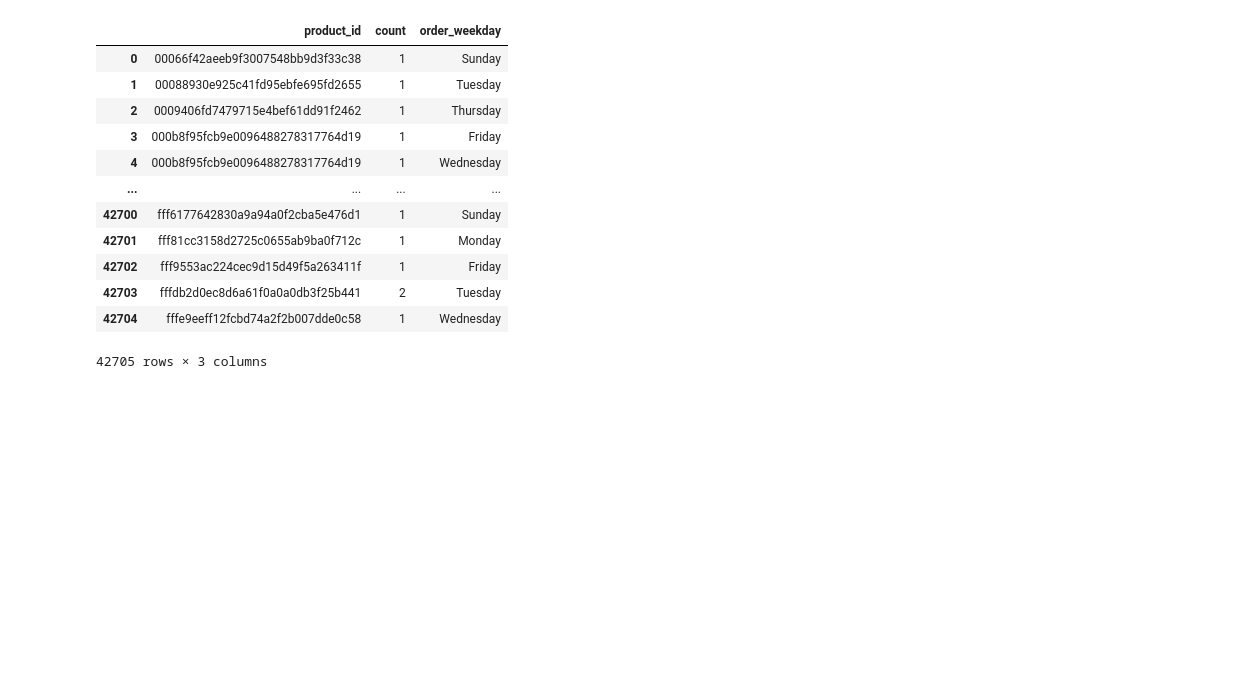
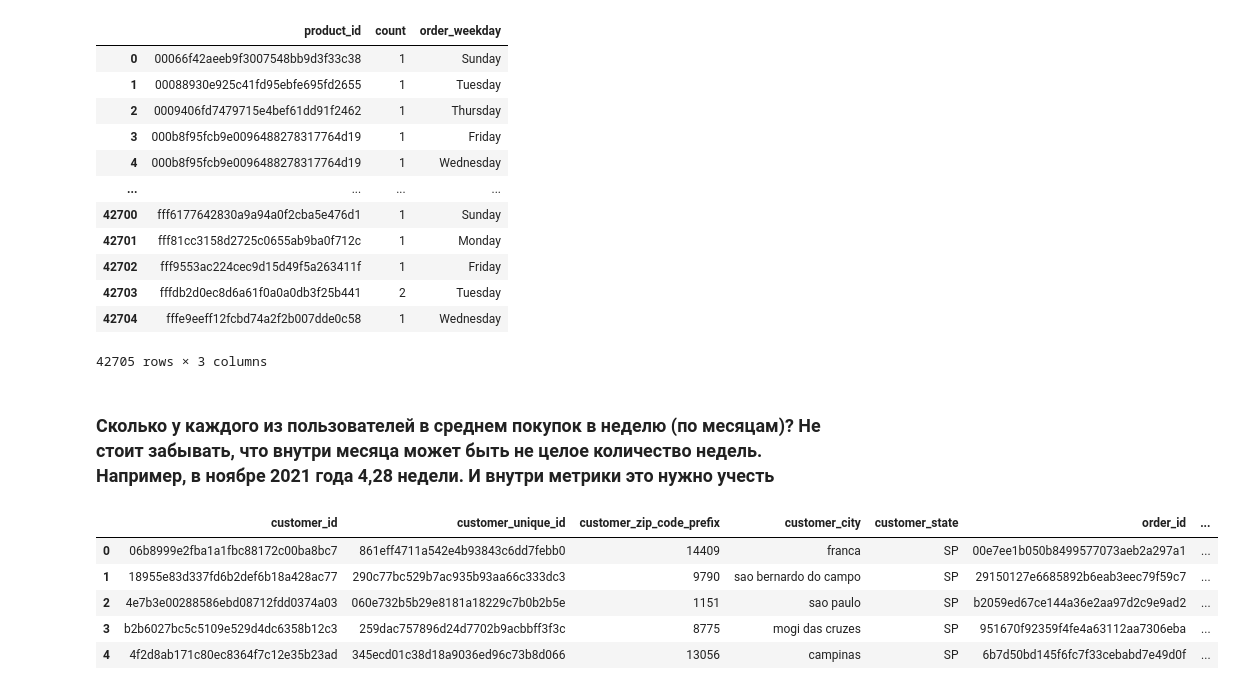
Before and after one commit to dashkinoy/project_ecommerce, a Jupyter notebook: analyze_orders.ipynb, the cells around one changed output. Saved outputs shown, nothing was run; the diff lists cells and outputs as text; code cells hidden in the pictures; blank space fills up the shorter version.

```diff
--- a/analyze_orders.ipynb
+++ b/analyze_orders.ipynb
@@ -188,3 +189,16 @@ df_orders_items_weekday_max.merge(df_orders_items_weekday, on = ['product_id','c
 | 42703 | fffdb2d0ec8d6a61f0a0a0db3f25b441 | 2 | Tuesday |
 | 42704 | fffe9eeff12fcbd74a2f2b007dde0c58 | 1 | Wednesday |
 42705 rows × 3 columns
+# %% [markdown]
+### Сколько у каждого из пользователей в среднем покупок в неделю (по месяцам)? Не стоит забывать, что внутри месяца может быть не целое количество недель. Например, в ноябре 2021 года 4,28 недели. И внутри метрики это нужно учесть
+# %%
+df_customers_orders = df_customers.merge(df_orders, on = ['customer_id'])
+# %%
+df_customers_orders.head()
+# %% [output]
+|  | customer_id | customer_unique_id | customer_zip_code_prefix | customer_city | customer_state | order_id | ... |
+| 0 | 06b8999e2fba1a1fbc88172c00ba8bc7 | 861eff4711a542e4b93843c6dd7febb0 | 14409 | franca | SP | 00e7ee1b050b8499577073aeb2a297a1 | ... |
+| 1 | 18955e83d337fd6b2def6b18a428ac77 | 290c77bc529b7ac935b93aa66c333dc3 | 9790 | sao bernardo do campo | SP | 29150127e6685892b6eab3eec79f59c7 | ... |
+| 2 | 4e7b3e00288586ebd08712fdd0374a03 | 060e732b5b29e8181a18229c7b0b2b5e | 1151 | sao paulo | SP | b2059ed67ce144a36e2aa97d2c9e9ad2 | ... |
+| 3 | b2b6027bc5c5109e529d4dc6358b12c3 | 259dac757896d24d7702b9acbbff3f3c | 8775 | mogi das cruzes | SP | 951670f92359f4fe4a63112aa7306eba | ... |
+| 4 | 4f2d8ab171c80ec8364f7c12e35b23ad | 345ecd01c38d18a9036ed96c73b8d066 | 13056 | campinas | SP | 6b7d50bd145f6fc7f33cebabd7e49d0f | ... |
```
Also changed, not shown: parts of 15 cells of this notebook.
